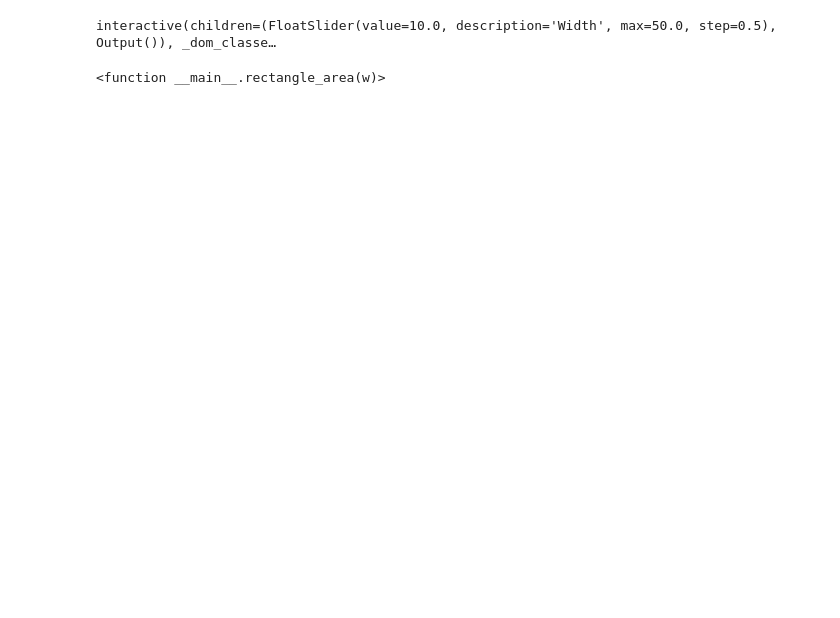
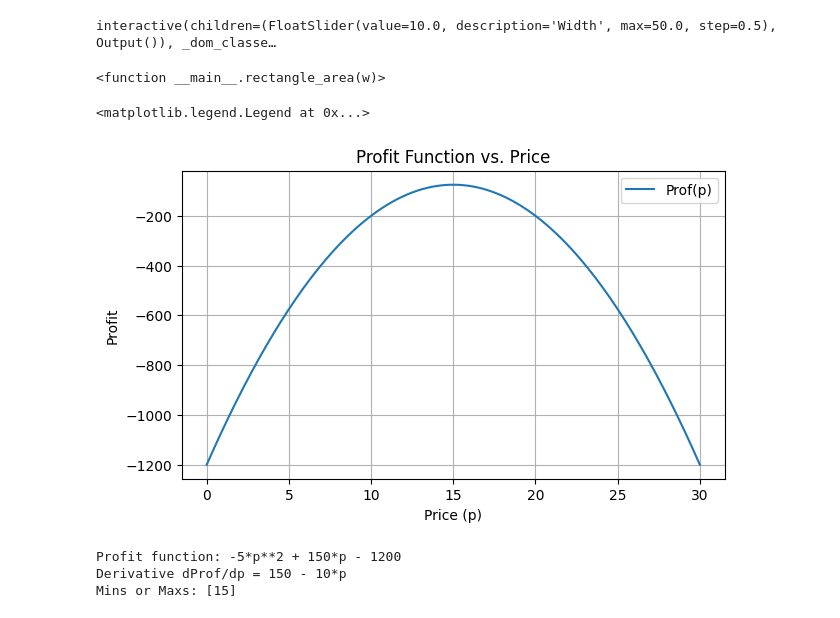
Before and after one commit to mikahlbk/MATH-DATA-105-Fall-2025-Banwarth-Kuhn, a Jupyter notebook: Week 8/Week 8.ipynb, the cells around one changed output. Cells and saved outputs as stored; diff of their text form; code cells hidden in the pictures; blank space fills up the shorter version.

```diff
--- a/Week 8/Week 8.ipynb
+++ b/Week 8/Week 8.ipynb
@@ -43,3 +43,42 @@ interact(rectangle_area, w=FloatSlider(value=10, min=0, max=50, step=0.5, descri
 # %% [output]
 interactive(children=(FloatSlider(value=10.0, description='Width', max=50.0, step=0.5), Output()), _dom_classe…
 <function __main__.rectangle_area(w)>
+# %%
+import sympy as sp
+import numpy as np
+import matplotlib.pyplot as plt
+
+# Define the variable
+p = sp.Symbol('p')
+
+# Define the profit function Prof(p)
+Prof = -5*p**2 + 150*p - 1200
+
+# ---- Plot the profit function ----
+# Create numerical values for plotting
+p_vals = np.linspace(0, 30, 200)
+Prof_func = sp.lambdify(p, Prof, 'numpy')
+Prof_vals = Prof_func(p_vals)
+
+plt.figure(figsize=(7,4))
+plt.plot(p_vals, Prof_vals, label="Prof(p)")
+plt.xlabel("Price (p)")
+plt.ylabel("Profit")
+plt.title("Profit Function vs. Price")
+plt.grid(True)
+plt.legend()
+# %% [output]
+<matplotlib.legend.Legend at 0x...>
+[figure, added]
+# %%
+# ---- Differentiate and solve ----
+dProf = sp.diff(Prof, p)
+mins_maxs = sp.solve(dProf, p)
+# ---- Print results ----
+print("Profit function:", Prof)
+print("Derivative dProf/dp =", dProf)
+print("Mins or Maxs:", mins_maxs)
+# %% [output]
+Profit function: -5*p**2 + 150*p - 1200
+Derivative dProf/dp = 150 - 10*p
+Mins or Maxs: [15]
```
Also changed, not shown: parts of 2 cells of this notebook.
